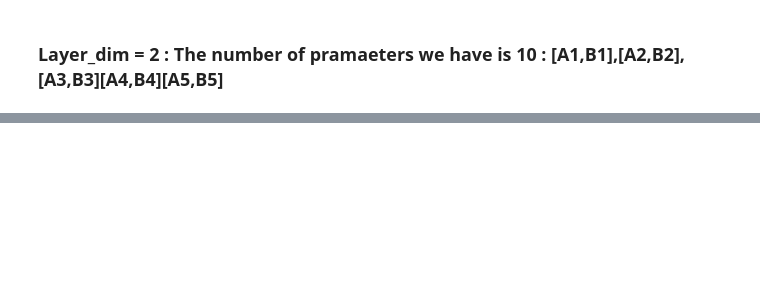
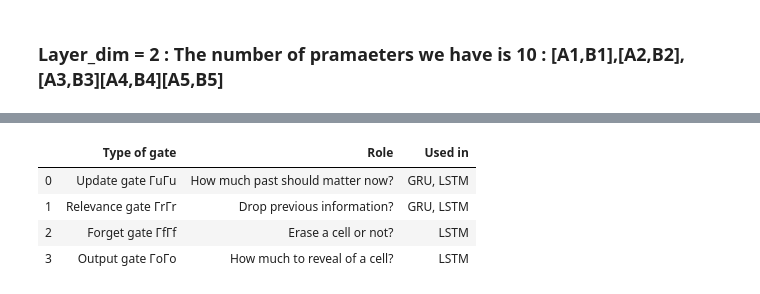
Before and after one commit to ijbo/ML_Theory, a Jupyter notebook: Pytorch/RNN.ipynb, the cells around one changed output, grey strips where cells are left out. Saved outputs shown, nothing was run; the diff lists cells and outputs as text; code cells hidden in the pictures; blank space fills up the shorter version.

```diff
--- a/Pytorch/RNN.ipynb
+++ b/Pytorch/RNN.ipynb
@@ -220,0 +266,14 @@ for epoch in range(num_epochs):
+# %%
+import pandas as pd
+table = [["Update gate ΓuΓu","How much past should matter now?","GRU, LSTM"],
+["Relevance gate ΓrΓr","Drop previous information?","GRU, LSTM"],
+["Forget gate ΓfΓf","Erase a cell or not?","LSTM"],
+["Output gate ΓoΓo","How much to reveal of a cell?","LSTM"]]
+
+pd.DataFrame(table,columns=["Type of gate","Role","Used in"])
+# %% [output]
+|  | Type of gate | Role | Used in |
+| 0 | Update gate ΓuΓu | How much past should matter now? | GRU, LSTM |
+| 1 | Relevance gate ΓrΓr | Drop previous information? | GRU, LSTM |
+| 2 | Forget gate ΓfΓf | Erase a cell or not? | LSTM |
+| 3 | Output gate ΓoΓo | How much to reveal of a cell? | LSTM |
```
Also changed, not shown: parts of 22 cells of this notebook, 10 other files.
